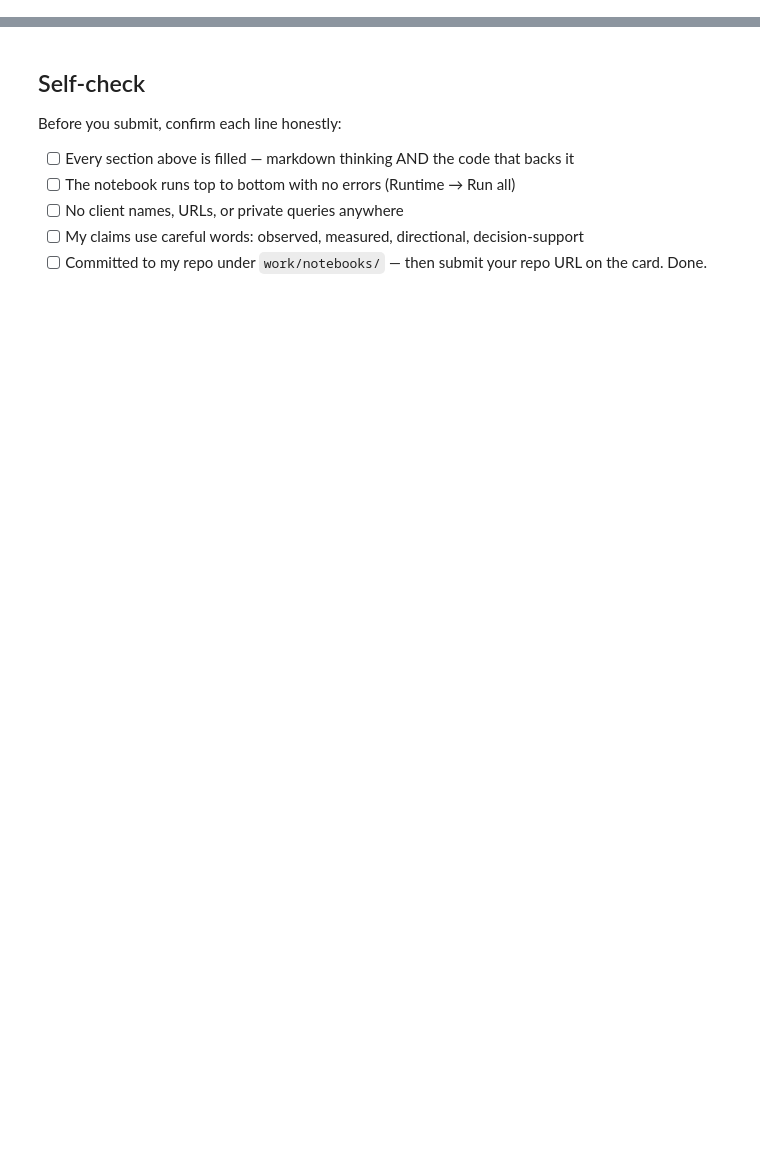
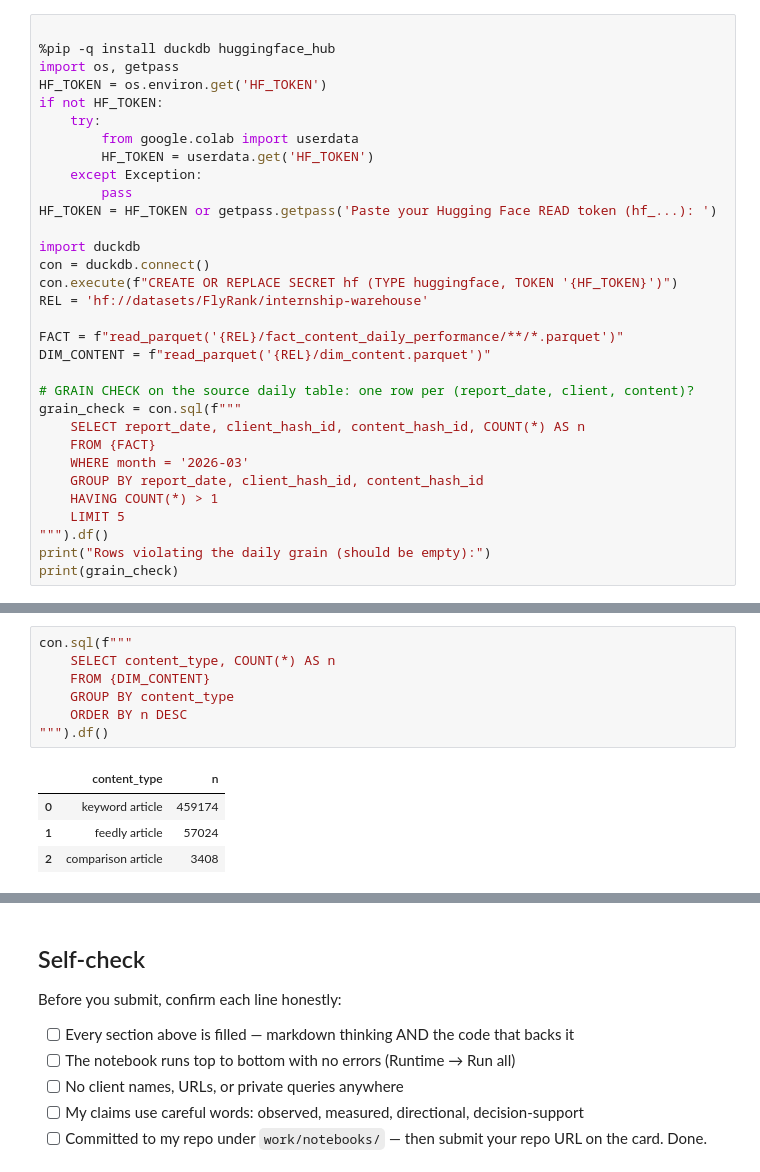
Before and after one commit to AdeenaSaleem/flyrank-ml-internship, a Jupyter notebook: work/notebooks/w03_data_contract.ipynb, the cells around one changed output, grey strips where cells are left out. Cells and saved outputs as stored; diff of their text form; blank space fills up the shorter version.

```diff
--- a/work/notebooks/w03_data_contract.ipynb
+++ b/work/notebooks/w03_data_contract.ipynb
@@ -36,0 +28,32 @@ This skeleton is yours to fill. Work the sections **in order** — each one has
+# %%
+
+%pip -q install duckdb huggingface_hub
+import os, getpass
+HF_TOKEN = os.environ.get('HF_TOKEN')
+if not HF_TOKEN:
+    try:
+        from google.colab import userdata
+        HF_TOKEN = userdata.get('HF_TOKEN')
+    except Exception:
+        pass
+HF_TOKEN = HF_TOKEN or getpass.getpass('Paste your Hugging Face READ token (hf_...): ')
+
+import duckdb
+con = duckdb.connect()
+con.execute(f"CREATE OR REPLACE SECRET hf (TYPE huggingface, TOKEN '{HF_TOKEN}')")
+REL = 'hf://datasets/FlyRank/internship-warehouse'
+
+FACT = f"read_parquet('{REL}/fact_content_daily_performance/**/*.parquet')"
+DIM_CONTENT = f"read_parquet('{REL}/dim_content.parquet')"
+
+# GRAIN CHECK on the source daily table: one row per (report_date, client, content)?
+grain_check = con.sql(f"""
+    SELECT report_date, client_hash_id, content_hash_id, COUNT(*) AS n
+    FROM {FACT}
+    WHERE month = '2026-03'
+    GROUP BY report_date, client_hash_id, content_hash_id
+    HAVING COUNT(*) > 1
+    LIMIT 5
+""").df()
+print("Rows violating the daily grain (should be empty):")
+print(grain_check)
@@ -36,0 +77,12 @@ This skeleton is yours to fill. Work the sections **in order** — each one has
+# %%
+con.sql(f"""
+    SELECT content_type, COUNT(*) AS n
+    FROM {DIM_CONTENT}
+    GROUP BY content_type
+    ORDER BY n DESC
+""").df()
+# %% [output]
+|  | content_type | n |
+| 0 | keyword article | 459174 |
+| 1 | feedly article | 57024 |
+| 2 | comparison article | 3408 |
```
Also changed, not shown: parts of 16 cells of this notebook.
